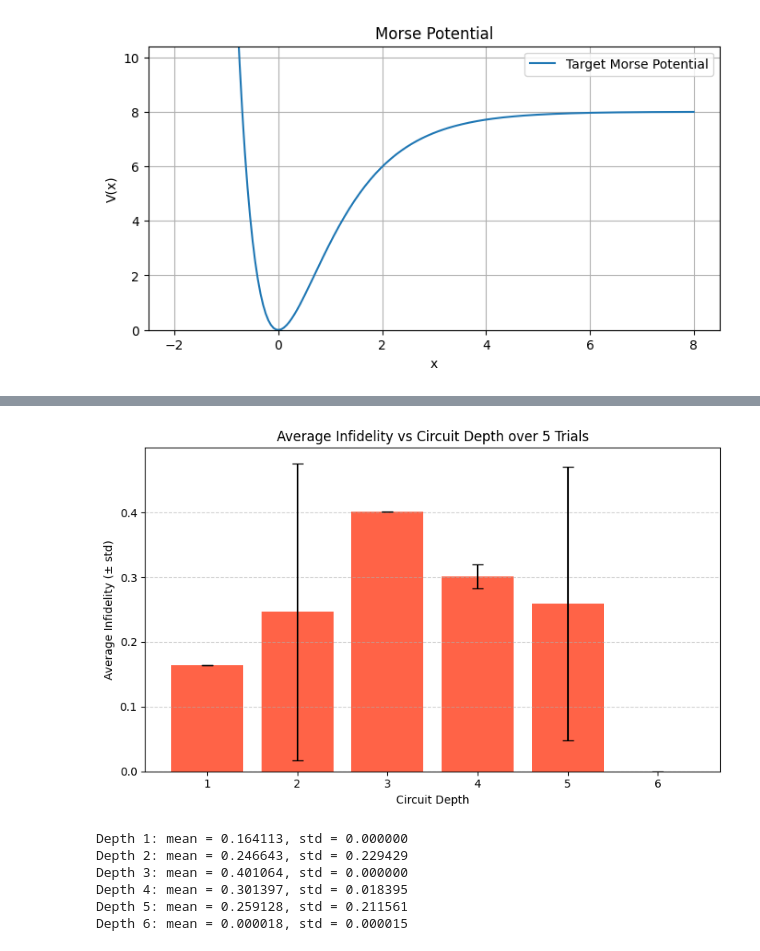
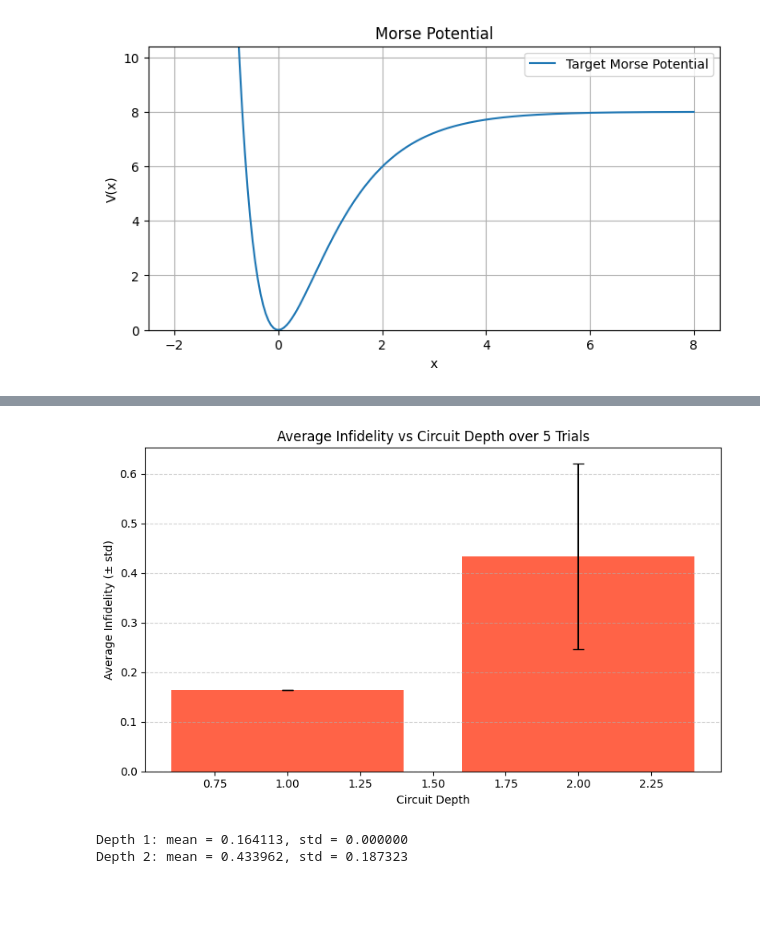
Before and after one commit to alexaymehra/hybrid-quantum-simulation, a Jupyter notebook: MorseOptimizedParameters.ipynb, the cells around one changed output, grey strips where cells are left out. Saved outputs shown, nothing was run; the diff lists cells and outputs as text; code cells hidden in the pictures; blank space fills up the shorter version.

```diff
--- a/MorseOptimizedParameters.ipynb
+++ b/MorseOptimizedParameters.ipynb
@@ -171,15 +166,14 @@ plt.show()
 # %%
 # Optimize
 
-d = 12                                           # number of gate layers
-num_params = d * 4                              # [Re(α), Im(α), θ, φ] per gate
+d = 8                   # number of gate layers
+num_params = d * 4      # [Re(α), Im(α), θ, φ] per gate
 
 # Provides small initial guess near 0
 init_guess = np.random.rand(num_params) * 0.1
 
-
+# Optimization Function
 result = sp.optimize.minimize(
-    #optimize will make guesses for parameteres of fidelity_loss that minimize its return values
     fidelity_loss,
     init_guess,
     args=(d, morse_to_optimize),
@@ -187,10 +181,10 @@ result = sp.optimize.minimize(
     options={'disp': True}
 )
 
+# Saved values of the optimized parameters
 optimal_params = result.x
 
-# Print the Optimized Parameters
-
+# Function to Print the Optimized Parameters
 def print_optimal_params(params, d):
     print(f"Fock Space Truncation         = {N}")
     print()
@@ -222,7 +216,7 @@ def print_optimal_params(params, d):
         print(f"  φ     = {phi:.4f}")
         print("-" * 30)
 
-# After optimization
+# Print the Optimal Parameters
 print_optimal_params(optimal_params, d)
 # %% [output]
 Optimization terminated successfully.
@@ -428,6 +443,8 @@ plt.show()
 # %%
+# Infidelity vs Gate Depth
+
 min_depth = 1
-max_depth = 6
+max_depth = 2
 depths = [x for x in range(min_depth, max_depth + 1)]
 infidelities_mean = []
 infidelities_std = []
@@ -444,37 +461,33 @@ for depth in depths:
         result = sp.optimize.minimize(
             fidelity_loss,
             init_guess,
             args=(depth, morse_to_optimize),
             method='BFGS',
             options={'disp': False}
         )
 
         params_optimized = result.x
         infid = fidelity_loss(params_optimized, depth, morse_to_optimize)
         trial_infid.append(infid)
 
     # Record average and std dev
     infidelities_mean.append(np.mean(trial_infid))
     infidelities_std.append(np.std(trial_infid))
 
 # --- Plot with error bars ---
 plt.figure(figsize=(8, 5))
 plt.bar(depths, infidelities_mean, yerr=infidelities_std, capsize=5, color='tomato')
 plt.xlabel('Circuit Depth')
 plt.ylabel('Average Infidelity (± std)')
 plt.title(f'Average Infidelity vs Circuit Depth over {n_trials} Trials')
 plt.grid(axis='y', linestyle='--', alpha=0.6)
 plt.tight_layout()
 plt.show()
 
 # Optional: print full data
 for d, mean, std in zip(depths, infidelities_mean, infidelities_std):
     print(f"Depth {d}: mean = {mean:.6f}, std = {std:.6f}")
 # %% [output]
-[figure, old version]
+[figure, new version]
 Depth 1: mean = 0.164113, std = 0.000000
-Depth 2: mean = 0.246643, std = 0.229429
-Depth 3: mean = 0.401064, std = 0.000000
-Depth 4: mean = 0.301397, std = 0.018395
-Depth 5: mean = 0.259128, std = 0.211561
-Depth 6: mean = 0.000018, std = 0.000015
+Depth 2: mean = 0.433962, std = 0.187323
```
Also changed, not shown: parts of 5 cells of this notebook.
